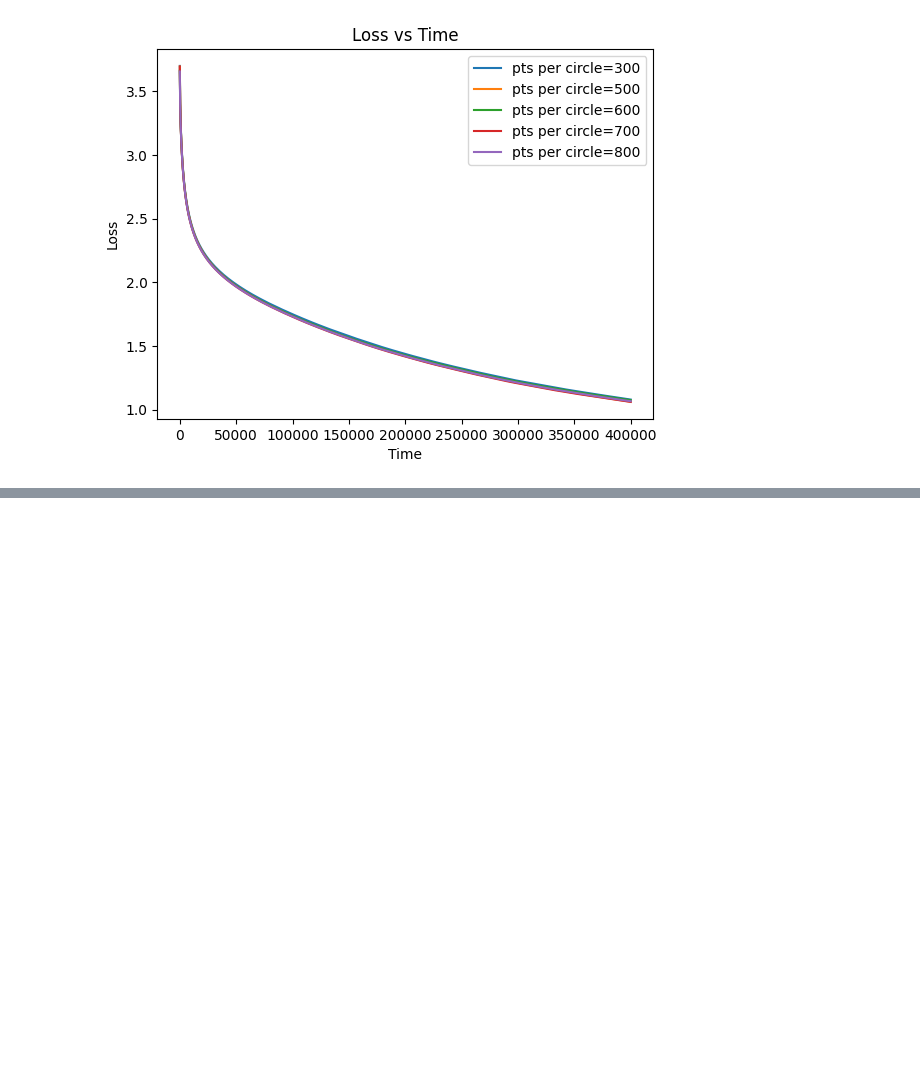
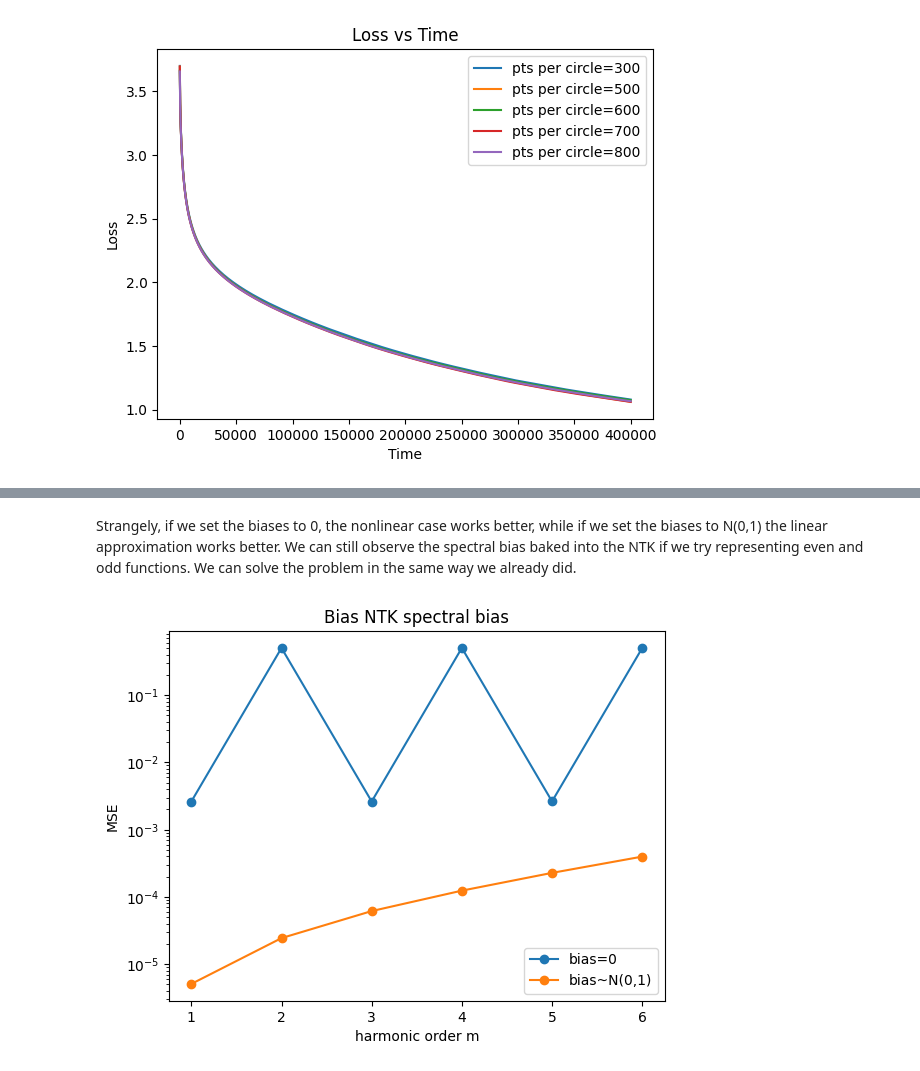
Before and after one commit to burnhamdr/neural-tangents, a Jupyter notebook: notebooks/new_paper/harmonics_tasks/hypernetwork.ipynb, the cells around one changed output, grey strips where cells are left out. Drawn from its saved outputs; the diff is of its cells as text; code cells hidden in the pictures; blank space fills up the shorter version.

```diff
--- a/notebooks/new_paper/harmonics_tasks/hypernetwork.ipynb
+++ b/notebooks/new_paper/harmonics_tasks/hypernetwork.ipynb
@@ -281,0 +545,48 @@ plt.show()
+# %% [markdown]
+Strangely, if we set the biases to 0, the nonlinear case works better, while if we set the biases to N(0,1) the linear approximation works better.
+We can still observe the spectral bias baked into the NTK if we try representing even and odd functions. We can solve the problem in the same way we already did.
+# %%
+# Gets the results for a set of harmonic degrees of the target function
+def run_harmonic_sweep(ms, dim, bias_mean=0, bias_std=0, K=20):
+    results_by_m = {}
+
+    for m in ms:
+        results_by_m[m] = get_ntk_pred(
+            dim=dim,
+            reg=1e-5,
+            K=K,
+            num_points=300,
+            m=m,
+            phase=0.0,
+            bias_mean=bias_mean,
+            bias_std=bias_std,
+        )
+
+    mse = []
+    for m in ms:
+        res = results_by_m[m]
+        errs = [
+            np.mean((res['lin'][j] - res['y'][j])**2)
+            for j in res['lin'].keys()
+        ]
+        mse.append(np.mean(errs))
+
+    return mse
+
+# Run the experiment
+ms = [1,2,3,4,5,6]
+dim = 16384
+
+mse_zero = run_harmonic_sweep(ms, dim, bias_mean=0, bias_std=0, K=20)
+mse_rand = run_harmonic_sweep(ms, dim, bias_mean=0, bias_std=1, K=20)
+
+plt.plot(ms, mse_zero, marker='o', label='bias=0')
+plt.plot(ms, mse_rand, marker='o', label='bias~N(0,1)')
+plt.yscale("log")
+plt.xlabel("harmonic order m")
+plt.ylabel("MSE")
+plt.title("Bias NTK spectral bias")
+plt.legend()
+plt.show()
+# %% [output]
+[figure, added]
```
Also changed, not shown: parts of 8 cells of this notebook.
